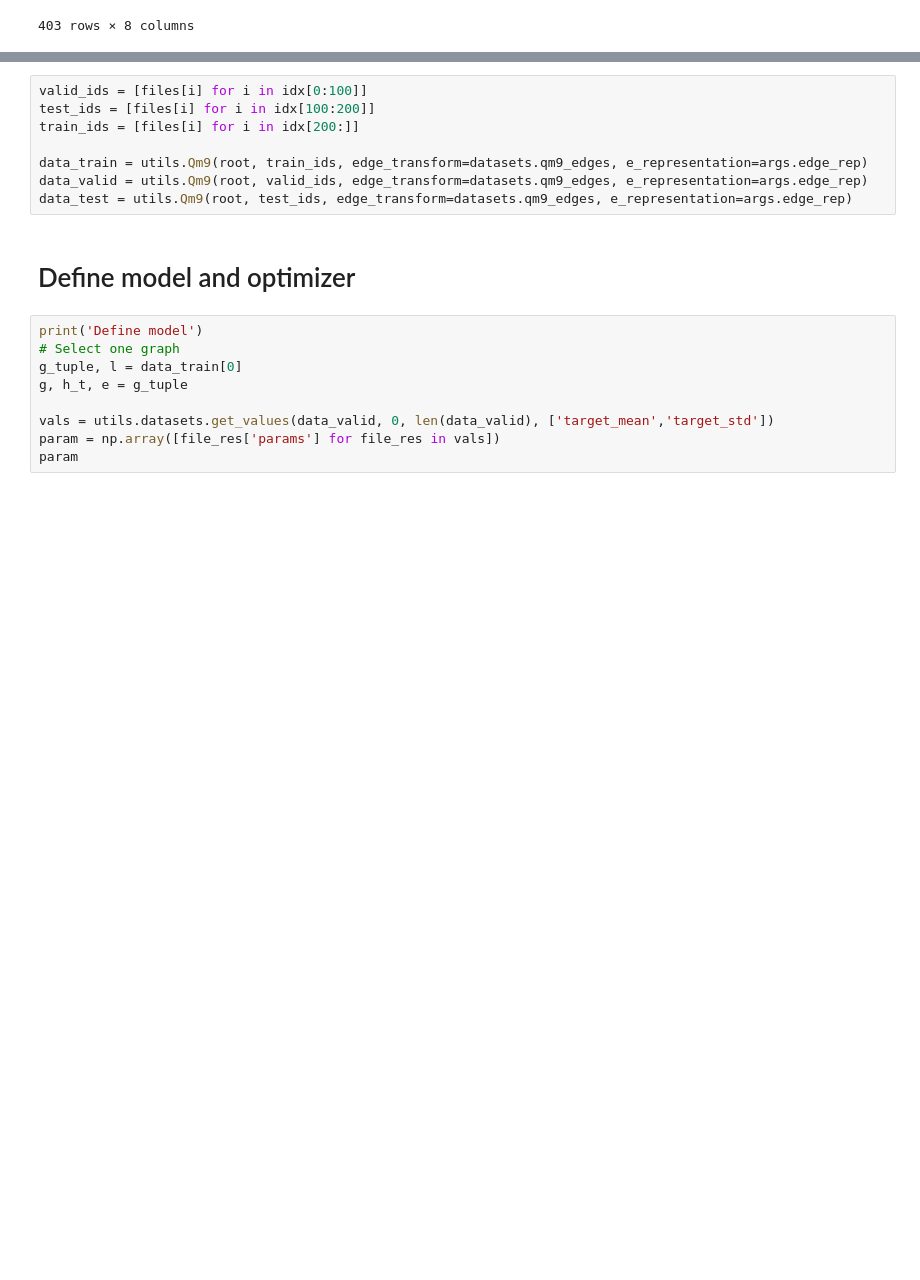
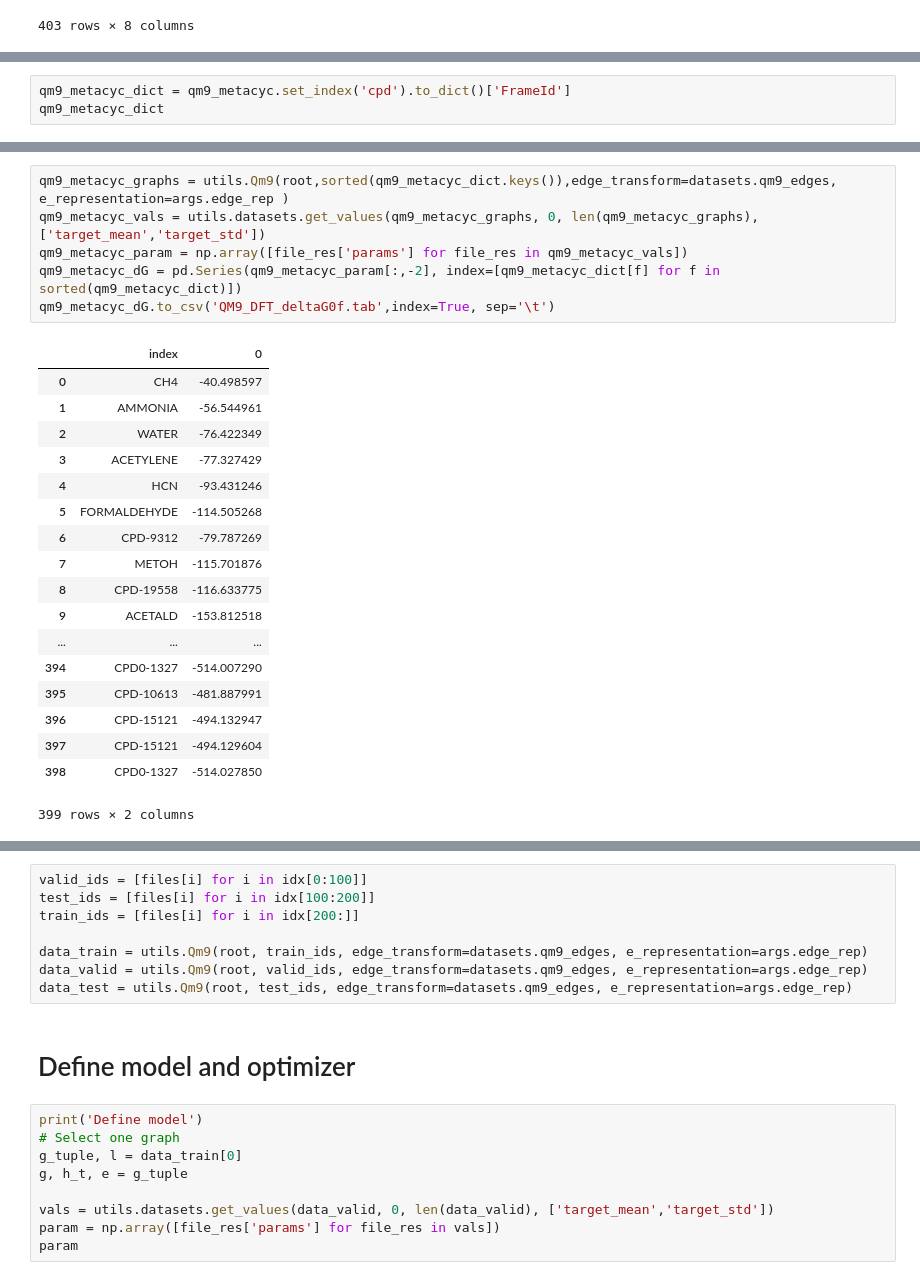
Before and after one commit to PNNL-CompBio/graph-neural-networks, a Jupyter notebook: ChemGraphNN.ipynb, the cells around one changed output, grey strips where cells are left out. Saved outputs shown, nothing was run; the diff lists cells and outputs as text; blank space fills up the shorter version.

```diff
--- a/ChemGraphNN.ipynb
+++ b/ChemGraphNN.ipynb
@@ -136,0 +137,3 @@ files
+# %%
+qm9_metacyc_dict = qm9_metacyc.set_index('cpd').to_dict()['FrameId']
+qm9_metacyc_dict
@@ -136,0 +180,25 @@ files
+# %%
+qm9_metacyc_graphs = utils.Qm9(root,sorted(qm9_metacyc_dict.keys()),edge_transform=datasets.qm9_edges, e_representation=args.edge_rep )
+qm9_metacyc_vals = utils.datasets.get_values(qm9_metacyc_graphs, 0, len(qm9_metacyc_graphs), ['target_mean','target_std'])
+qm9_metacyc_param = np.array([file_res['params'] for file_res in qm9_metacyc_vals])
+qm9_metacyc_dG = pd.Series(qm9_metacyc_param[:,-2], index=[qm9_metacyc_dict[f] for f in sorted(qm9_metacyc_dict)])
+qm9_metacyc_dG.to_csv('QM9_DFT_deltaG0f.tab',index=True, sep='\t')
+# %% [output]
+|  | index | 0 |
+| 0 | CH4 | -40.498597 |
+| 1 | AMMONIA | -56.544961 |
+| 2 | WATER | -76.422349 |
+| 3 | ACETYLENE | -77.327429 |
+| 4 | HCN | -93.431246 |
+| 5 | FORMALDEHYDE | -114.505268 |
+| 6 | CPD-9312 | -79.787269 |
+| 7 | METOH | -115.701876 |
+| 8 | CPD-19558 | -116.633775 |
+| 9 | ACETALD | -153.812518 |
+| ... | ... | ... |
+| 394 | CPD0-1327 | -514.007290 |
+| 395 | CPD-10613 | -481.887991 |
+| 396 | CPD-15121 | -494.132947 |
+| 397 | CPD-15121 | -494.129604 |
+| 398 | CPD0-1327 | -514.027850 |
+399 rows × 2 columns
```
Also changed, not shown: parts of 7 cells of this notebook, 3 other files.
